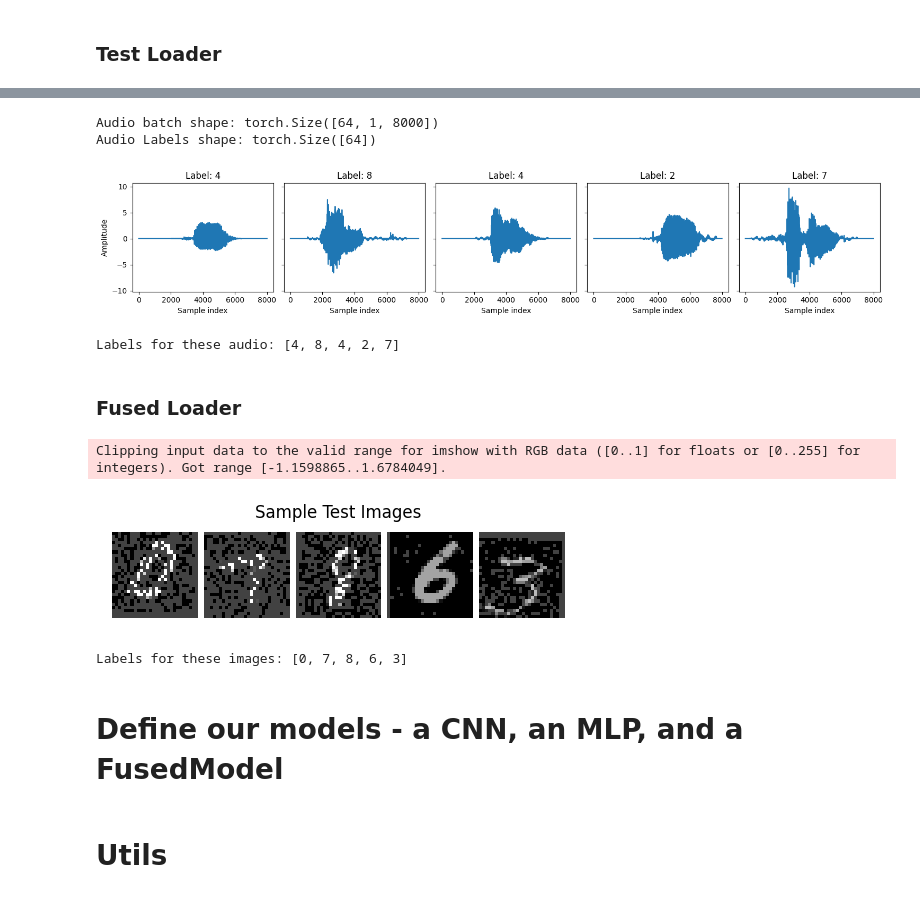
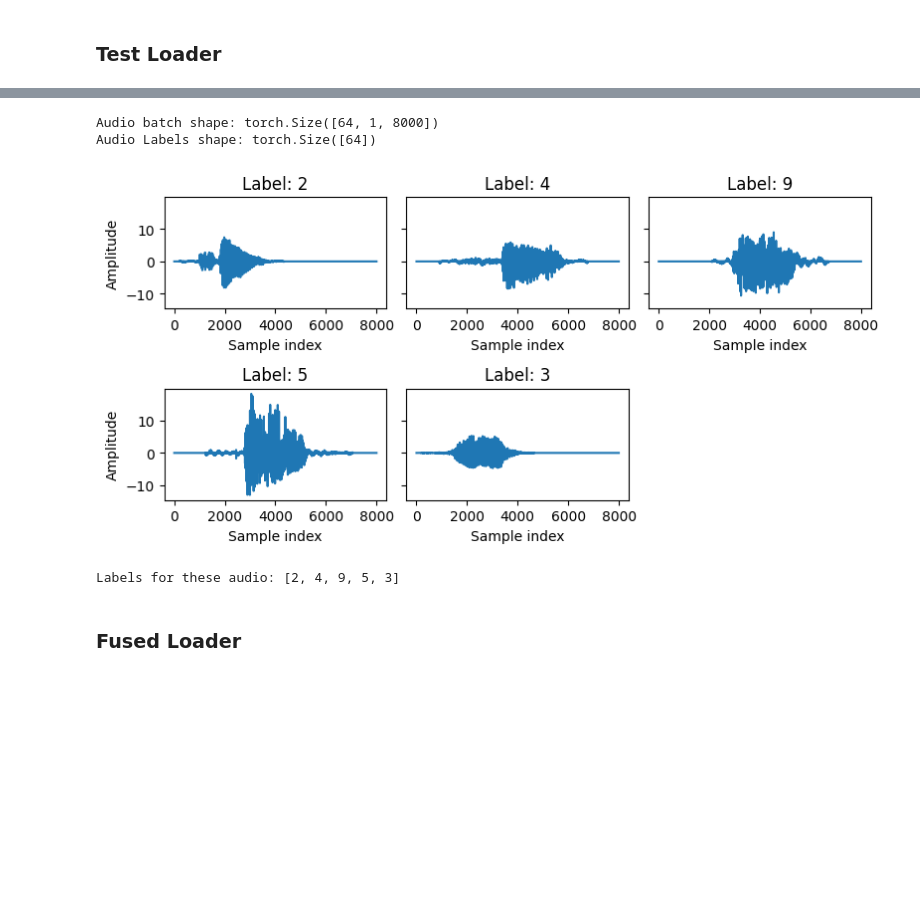
Before and after one commit to NLDL2025/NORA_Summer_School, a Jupyter notebook: NORA_Problem_1.ipynb, the cells around one changed output, grey strips where cells are left out. Drawn from its saved outputs; the diff is of its cells as text; code cells hidden in the pictures; blank space fills up the shorter version.

```diff
--- a/NORA_Problem_1.ipynb
+++ b/NORA_Problem_1.ipynb
@@ -225,16 +229,18 @@ audio = audio.cpu().numpy()
 labels = labels.cpu().numpy()
 
 # set up a 1×5 grid of subplots
-fig, axes = plt.subplots(nrows=1, ncols=5, figsize=(15, 3), sharey=True)
-
+fig, axes = plt.subplots(nrows=2, ncols=3, figsize=(8, 4), sharey=True)
+axes = axes.flatten()
 for i in range(5):
     ax = axes[i]
     # audio[i, 0] is shape (8000,)
     ax.plot(audio[i, 0])
     ax.set_title(f"Label: {labels[i]}")
     ax.set_xlabel("Sample index")
-    if i == 0:
+    if i % 3 == 0:
         ax.set_ylabel("Amplitude")
+
+axes[5].axis('off')
 
 plt.tight_layout()
 plt.show()
@@ -271,51 +277,35 @@ Labels for these images: [6, 7, 1, 3, 6]
 # %%
 # Visualize a few training audio
 audio, labels = next(iter(test_aud_loader)) # audio: Tensor[64,1,8000], labels: Tensor[64]
 
 print("Audio batch shape:", audio.shape)
 print("Audio Labels shape:", labels.shape)
 
 audio = audio.cpu().numpy()
 labels = labels.cpu().numpy()
 
 # set up a 1×5 grid of subplots
-fig, axes = plt.subplots(nrows=1, ncols=5, figsize=(15, 3), sharey=True)
-
+fig, axes = plt.subplots(nrows=2, ncols=3, figsize=(8, 4), sharey=True)
+axes = axes.flatten()
 for i in range(5):
     ax = axes[i]
     # audio[i, 0] is shape (8000,)
     ax.plot(audio[i, 0])
     ax.set_title(f"Label: {labels[i]}")
     ax.set_xlabel("Sample index")
-    if i == 0:
+    if i % 3 == 0:
         ax.set_ylabel("Amplitude")
+
+axes[5].axis('off')
 
 plt.tight_layout()
 plt.show()
 
 print("Labels for these audio:", labels[:5].tolist())
 # %% [output]
 Audio batch shape: torch.Size([64, 1, 8000])
 Audio Labels shape: torch.Size([64])
-[figure, old version]
+[figure, new version]
-Labels for these audio: [4, 8, 4, 2, 7]
+Labels for these audio: [2, 4, 9, 5, 3]
 # %% [markdown]
 ### Fused Loader
-# %%
-(imgs, audio), labels = next(iter(train_fused_loader))
-
-grid = torchvision.utils.make_grid(imgs[:5], nrow=5, normalize=False, pad_value=1)
-
-plt.figure(figsize=(6,6))
-plt.imshow(grid.permute(1,2,0))
-plt.title("Sample Test Images")
-plt.axis('off')
-plt.show()
-
-print("Labels for these images:", labels[:5].tolist())
-# %% [output]
-Clipping input data to the valid range for imshow with RGB data ([0..1] for floats or [0..255] for integers). Got range [-1.1598865..1.6784049].
-[figure, removed]
-Labels for these images: [0, 7, 8, 6, 3]
-# %% [markdown]
-# Define our models - a CNN, an MLP, and a FusedModel
@@ -362,2 +311,0 @@ class FusedModel(nn.Module):
-# %% [markdown]
-# Utils
```
Also changed, not shown: parts of 54 cells of this notebook.
